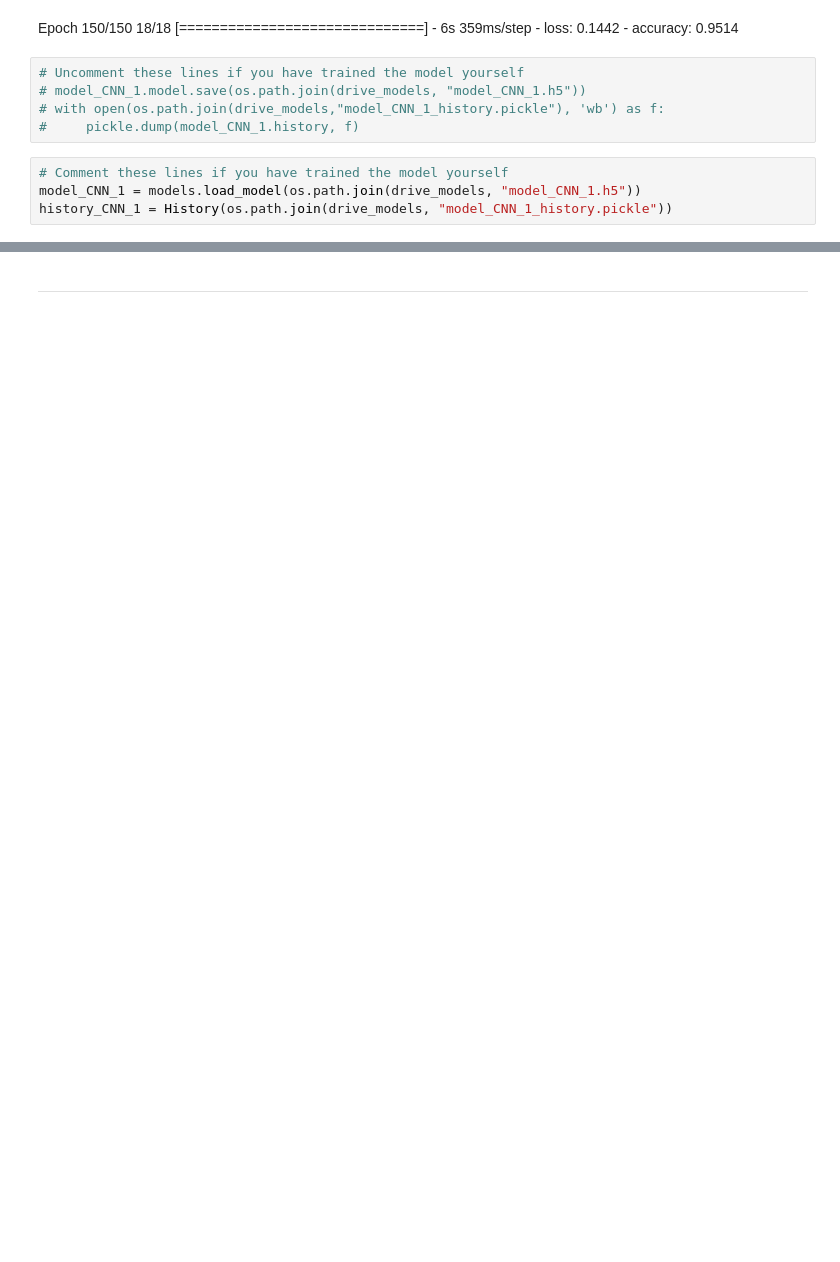
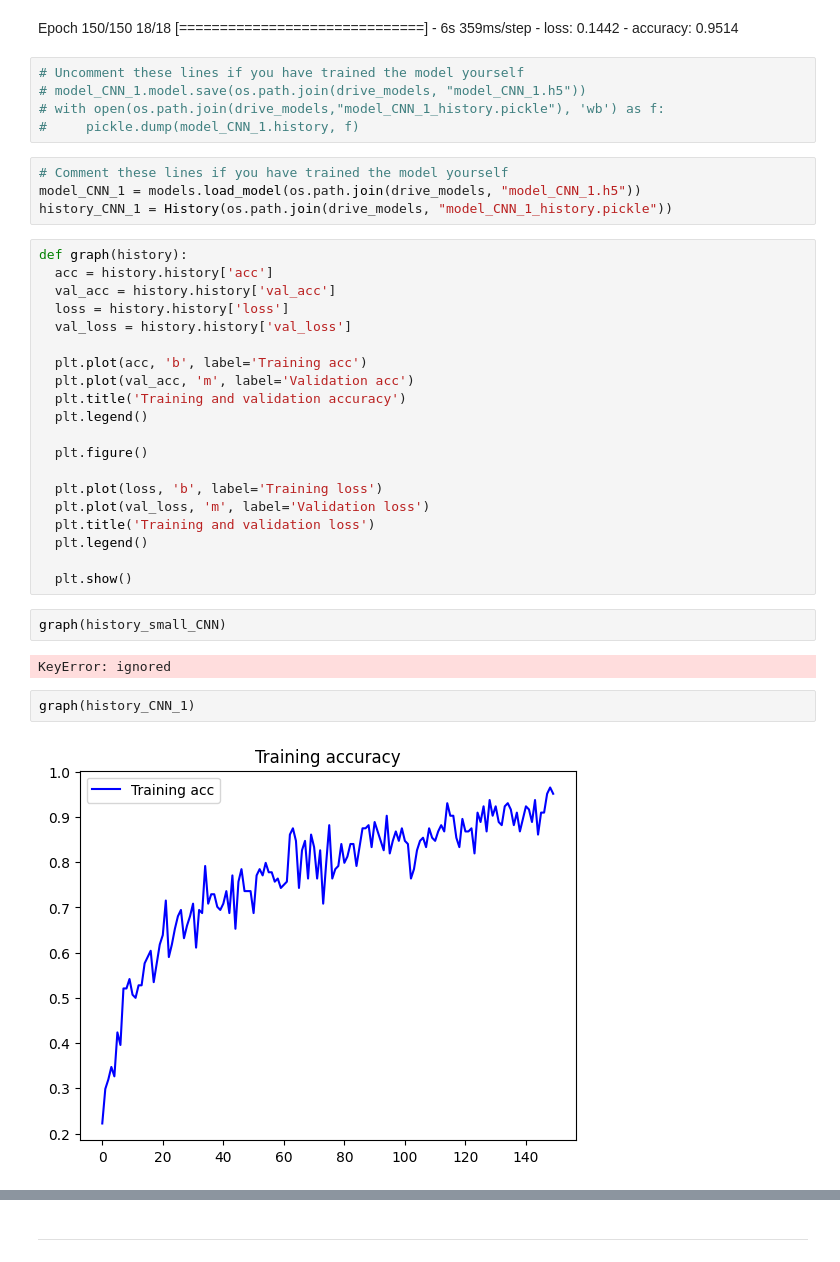
Before and after one commit to Aubert-Antoine/EL_3003-IA_et_Deep_Learning, a Jupyter notebook: LAB 7 FaceRecognition/TP7_FaceRecognition.ipynb, the cells around one changed output, grey strips where cells are left out. Cells and saved outputs as stored; diff of their text form; blank space fills up the shorter version.

Commit message:
graph() ok pour training mais pas pour validation

```diff
--- a/LAB 7 FaceRecognition/TP7_FaceRecognition.ipynb
+++ b/LAB 7 FaceRecognition/TP7_FaceRecognition.ipynb
@@ -661,3 +643,31 @@ Epoch 150/150
 # Comment these lines if you have trained the model yourself
 model_CNN_1 = models.load_model(os.path.join(drive_models, "model_CNN_1.h5"))
 history_CNN_1 = History(os.path.join(drive_models, "model_CNN_1_history.pickle"))
+# %%
+def graph(history):
+  acc = history.history['acc']
+  val_acc = history.history['val_acc']
+  loss = history.history['loss']
+  val_loss = history.history['val_loss']
+
+  plt.plot(acc, 'b', label='Training acc')
+  plt.plot(val_acc, 'm', label='Validation acc')
+  plt.title('Training and validation accuracy')
+  plt.legend()
+
+  plt.figure()
+
+  plt.plot(loss, 'b', label='Training loss')
+  plt.plot(val_loss, 'm', label='Validation loss')
+  plt.title('Training and validation loss')
+  plt.legend()
+
+  plt.show()
+# %%
+graph(history_small_CNN)
+# %% [output]
+KeyError: ignored
+# %%
+graph(history_CNN_1)
+# %% [output]
+[figure, added]
```
Also changed, not shown: parts of 3 cells of this notebook.
